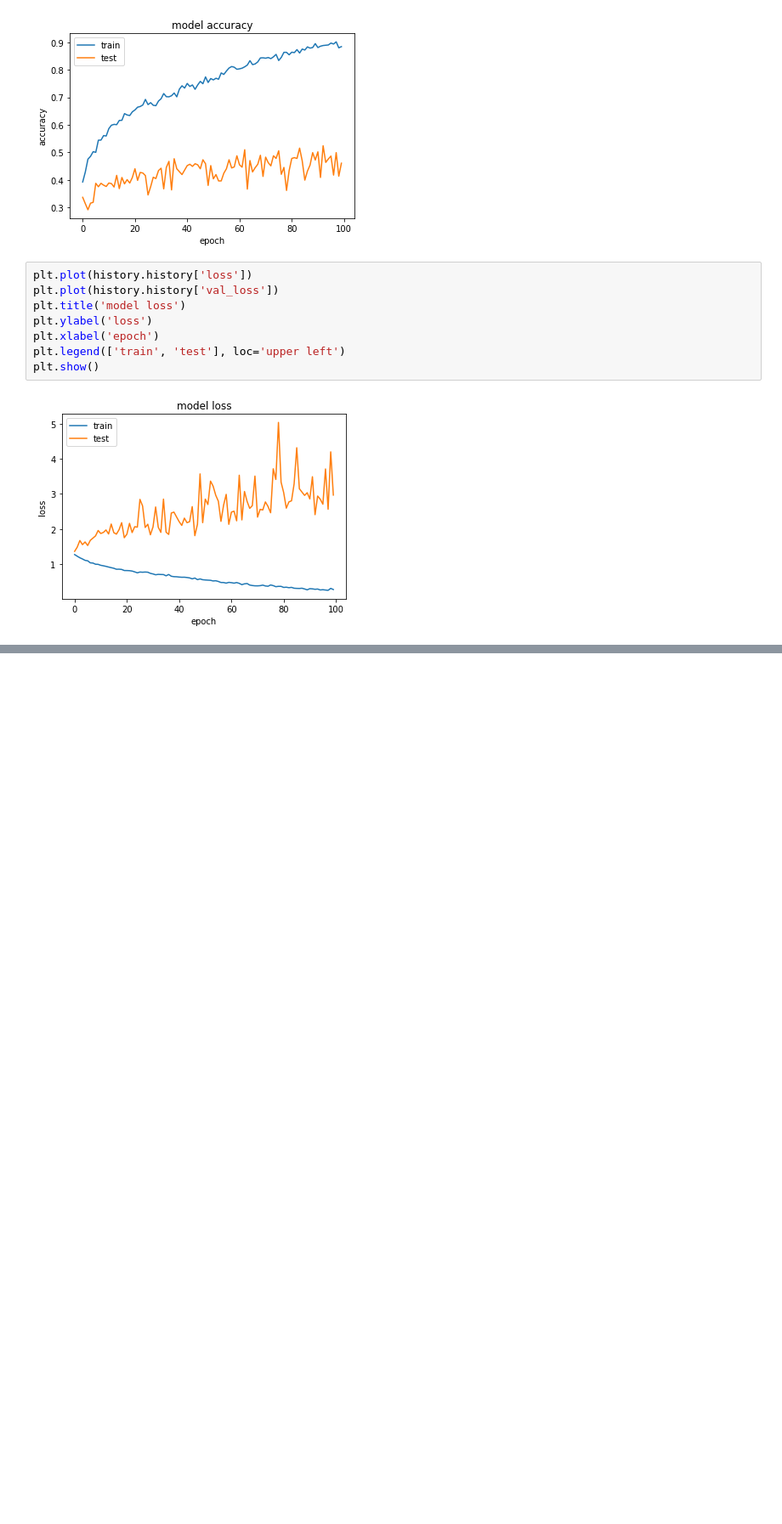
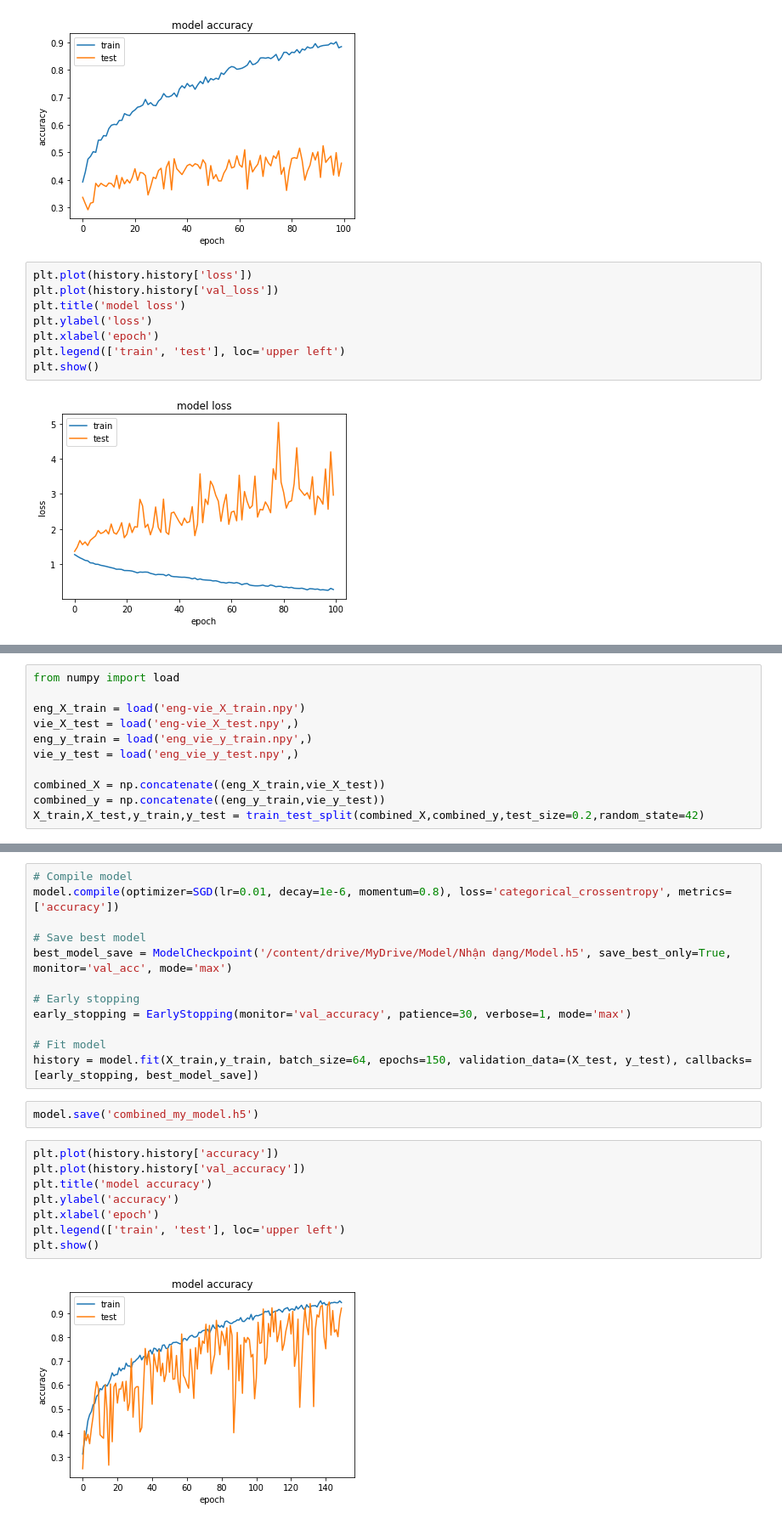
Before and after one commit to lephuocdat2000/DeepLearning-and-Application, a Jupyter notebook: CNN+LSTM.ipynb, the cells around one changed output, grey strips where cells are left out. Shown at 85% size. Saved outputs shown, nothing was run; the diff lists cells and outputs as text; blank space fills up the shorter version.

```diff
--- a/CNN+LSTM.ipynb
+++ b/CNN+LSTM.ipynb
@@ -548,0 +551,11 @@ plt.show()
+# %%
+from numpy import load
+
+eng_X_train = load('eng-vie_X_train.npy')
+vie_X_test = load('eng-vie_X_test.npy',)
+eng_y_train = load('eng_vie_y_train.npy',)
+vie_y_test = load('eng_vie_y_test.npy',)
+
+combined_X = np.concatenate((eng_X_train,vie_X_test))
+combined_y = np.concatenate((eng_y_train,vie_y_test))
+X_train,X_test,y_train,y_test = train_test_split(combined_X,combined_y,test_size=0.2,random_state=42)
@@ -548,0 +611,24 @@ plt.show()
+# %%
+# Compile model
+model.compile(optimizer=SGD(lr=0.01, decay=1e-6, momentum=0.8), loss='categorical_crossentropy', metrics=['accuracy'])
+
+# Save best model
+best_model_save = ModelCheckpoint('/content/drive/MyDrive/Model/Nhận dạng/Model.h5', save_best_only=True, monitor='val_acc', mode='max')
+
+# Early stopping
+early_stopping = EarlyStopping(monitor='val_accuracy', patience=30, verbose=1, mode='max')
+
+# Fit model
+history = model.fit(X_train,y_train, batch_size=64, epochs=150, validation_data=(X_test, y_test), callbacks=[early_stopping, best_model_save])
+# %%
+model.save('combined_my_model.h5')
+# %%
+plt.plot(history.history['accuracy'])
+plt.plot(history.history['val_accuracy'])
+plt.title('model accuracy')
+plt.ylabel('accuracy')
+plt.xlabel('epoch')
+plt.legend(['train', 'test'], loc='upper left')
+plt.show()
+# %% [output]
+[figure, added]
```
Also changed, not shown: parts of 3 cells of this notebook.
